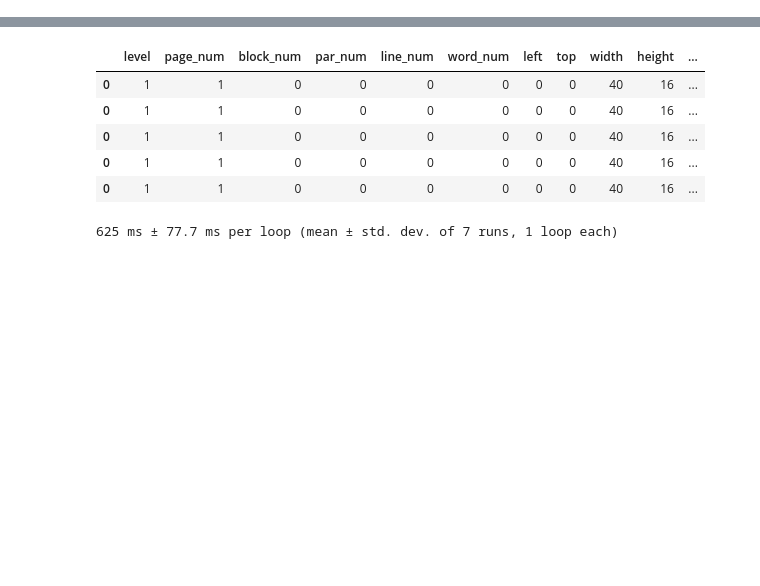
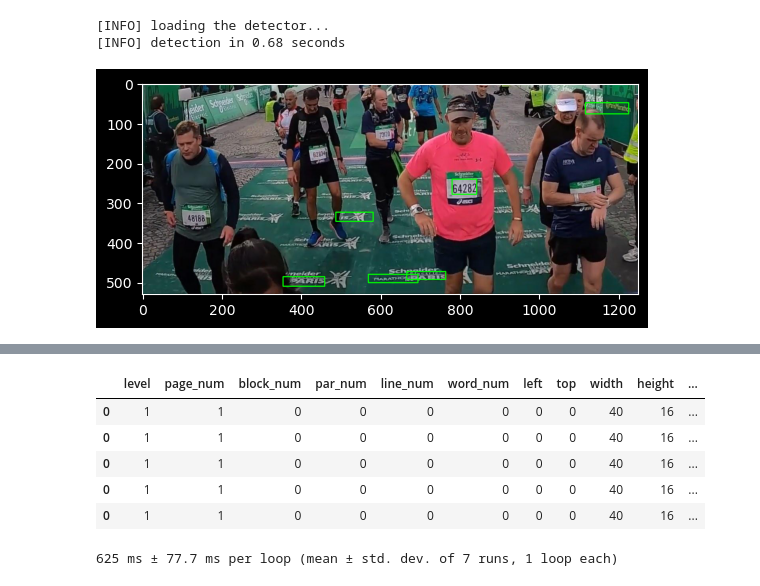
Before and after one commit to ThomasLamalle/MarathonVisionOCR, a Jupyter notebook: try.ipynb, the cells around one changed output, grey strips where cells are left out. Cells and saved outputs as stored; diff of their text form; code cells hidden in the pictures; blank space fills up the shorter version.

```diff
--- a/try.ipynb
+++ b/try.ipynb
@@ -0,0 +28,66 @@
+# %%
+from utils import forward_passer, box_extractor
+from imutils.object_detection import non_max_suppression
+detector = "east"
+min_confidence = 0.5
+image = threshed
+
+def resize_image(image, width, height):
+    """
+    Re-sizes image to given width & height
+    :param image: image to resize
+    :param width: new width
+    :param height: new height
+    :return: modified image, ratio of new & old height and width
+    """
+    h, w = image.shape[:2]
+
+    ratio_w = w / width
+    ratio_h = h / height
+
+    image = cv2.resize(image, (width, height))
+
+    return image, ratio_w, ratio_h
+
+
+def find_text(image, width, height, detector, min_confidence):
+
+    # reading in image
+    orig_image = image.copy()
+
+    # resizing image
+    image, ratio_w, ratio_h = resize_image(image, width, height)
+
+    # layers used for ROI recognition
+    layer_names = ['feature_fusion/Conv_7/Sigmoid',
+                   'feature_fusion/concat_3']
+
+    # pre-loading the frozen graph
+    print("[INFO] loading the detector...")
+    net = cv2.dnn.readNet(detector)
+
+    # getting results from the model
+    scores, geometry = forward_passer(net, image, layers=layer_names)
+
+    # decoding results from the model
+    rectangles, confidences = box_extractor(scores, geometry, min_confidence)
+
+    # applying non-max suppression to get boxes depicting text regions
+    boxes = non_max_suppression(np.array(rectangles), probs=confidences)
+
+    # drawing rectangles on the image
+    for (start_x, start_y, end_x, end_y) in boxes:
+        start_x = int(start_x * ratio_w)
+        start_y = int(start_y * ratio_h)
+        end_x = int(end_x * ratio_w)
+        end_y = int(end_y * ratio_h)
+
+        cv2.rectangle(orig_image, (start_x, start_y), (end_x, end_y), (0, 255, 0), 2)
+
+    plt.imshow(orig_image)
+
+find_text(img, 320, 320, 'frozen_east_text_detection.pb', 0.5)
+# %% [output]
+[INFO] loading the detector...
+[INFO] detection in 0.68 seconds
+[figure, added]
```
Also changed, not shown: parts of 7 cells of this notebook, 4 other files.
